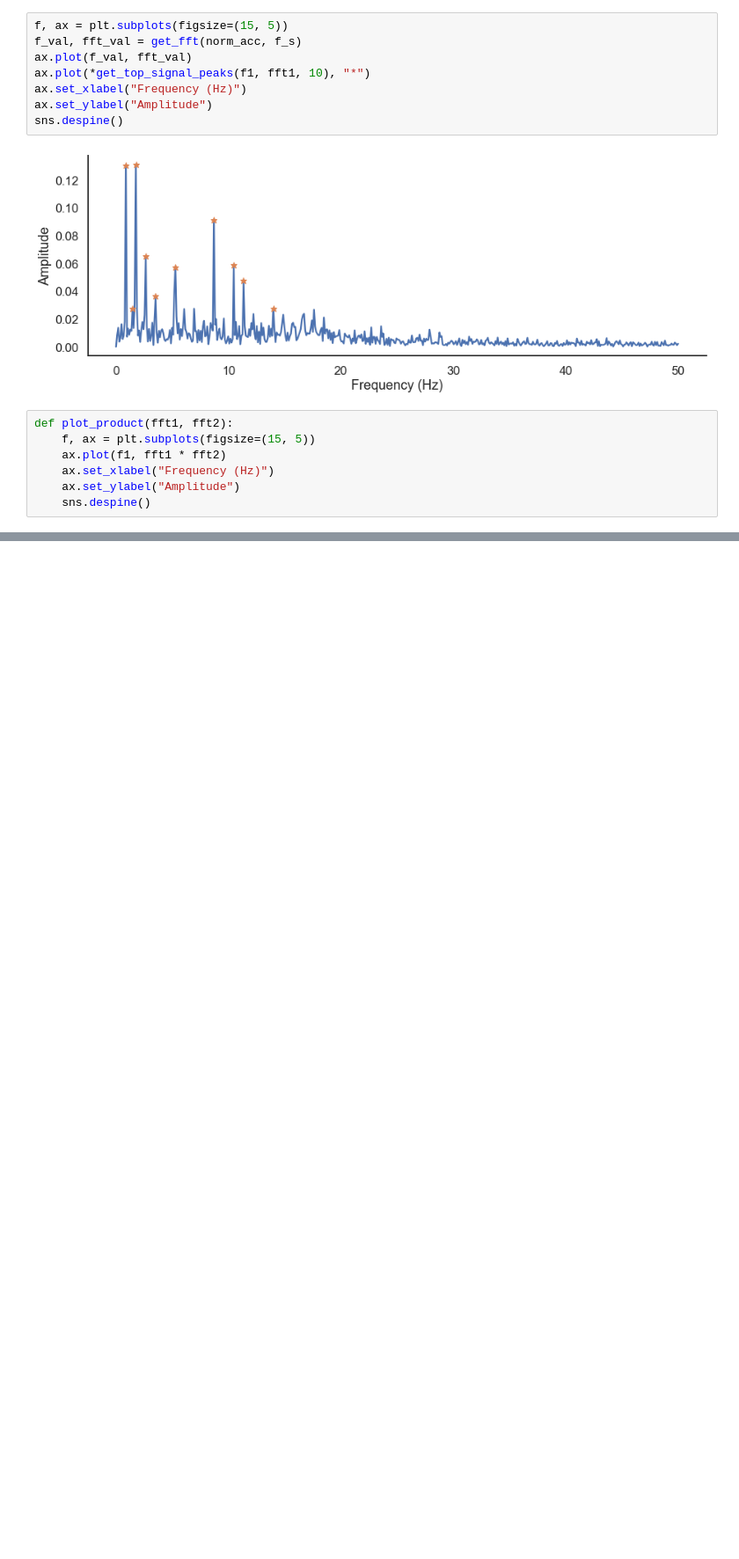
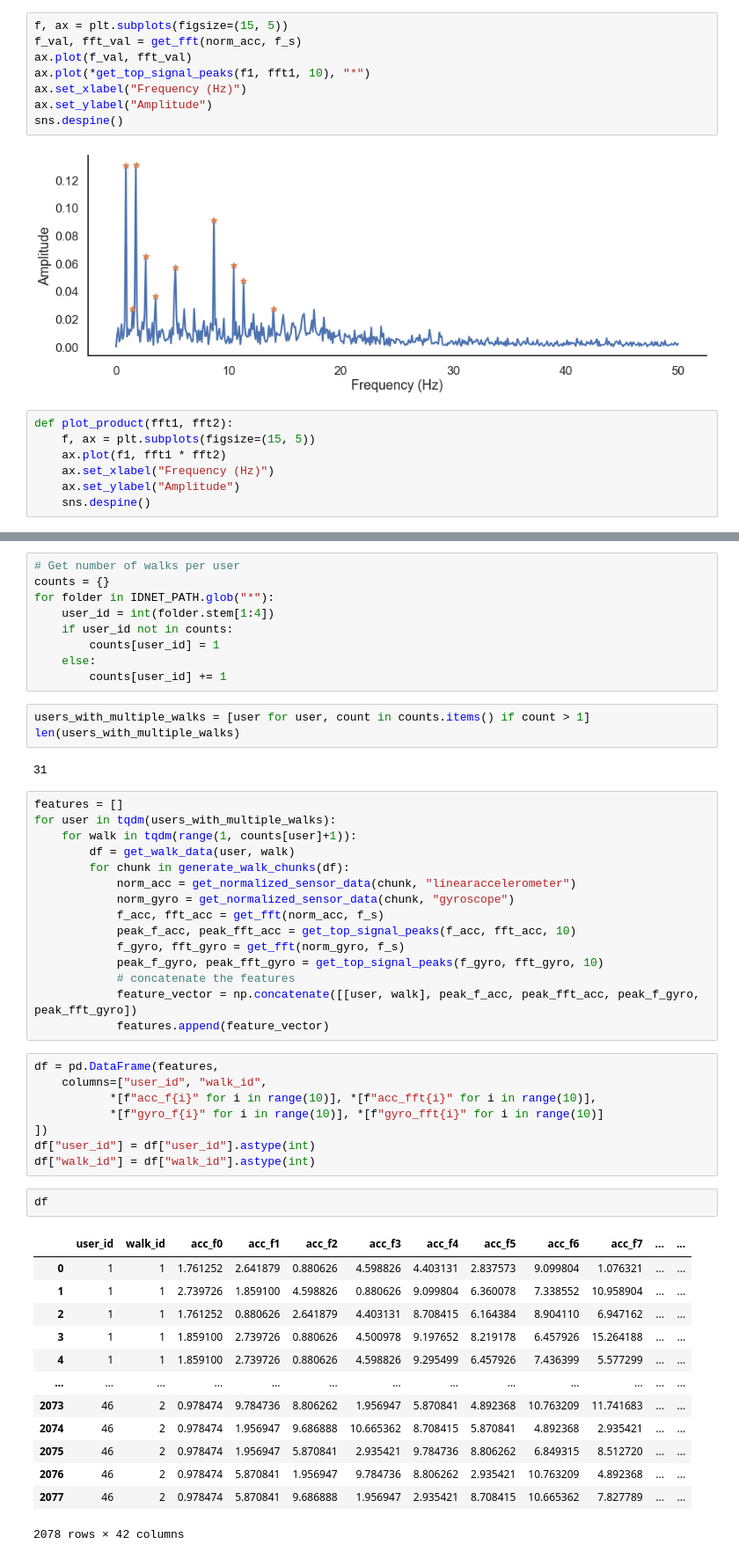
Before and after one commit to f--f/gaitkeeper, a Jupyter notebook: notebooks/1-exploratory-data-analysis.ipynb, the cells around one changed output, grey strips where cells are left out. Shown at 88% size. Cells and saved outputs as stored; diff of their text form; blank space fills up the shorter version.

Commit message:
Add Fourier-peak-based classification model

```diff
--- a/notebooks/1-exploratory-data-analysis.ipynb
+++ b/notebooks/1-exploratory-data-analysis.ipynb
@@ -162,0 +165,53 @@ plot_product(fft1, fft2)
+# %%
+# Get number of walks per user
+counts = {}
+for folder in IDNET_PATH.glob("*"):
+    user_id = int(folder.stem[1:4])
+    if user_id not in counts:
+        counts[user_id] = 1
+    else:
+        counts[user_id] += 1
+# %%
+users_with_multiple_walks = [user for user, count in counts.items() if count > 1]
+len(users_with_multiple_walks)
+# %% [output]
+31
+# %%
+features = []
+for user in tqdm(users_with_multiple_walks):
+    for walk in tqdm(range(1, counts[user]+1)):
+        df = get_walk_data(user, walk)
+        for chunk in generate_walk_chunks(df):
+            norm_acc = get_normalized_sensor_data(chunk, "linearaccelerometer")
+            norm_gyro = get_normalized_sensor_data(chunk, "gyroscope")
+            f_acc, fft_acc = get_fft(norm_acc, f_s)
+            peak_f_acc, peak_fft_acc = get_top_signal_peaks(f_acc, fft_acc, 10)
+            f_gyro, fft_gyro = get_fft(norm_gyro, f_s)
+            peak_f_gyro, peak_fft_gyro = get_top_signal_peaks(f_gyro, fft_gyro, 10)
+            # concatenate the features
+            feature_vector = np.concatenate([[user, walk], peak_f_acc, peak_fft_acc, peak_f_gyro, peak_fft_gyro])
+            features.append(feature_vector)
+# %%
+df = pd.DataFrame(features,
+    columns=["user_id", "walk_id",
+           *[f"acc_f{i}" for i in range(10)], *[f"acc_fft{i}" for i in range(10)],
+           *[f"gyro_f{i}" for i in range(10)], *[f"gyro_fft{i}" for i in range(10)]
+])
+df["user_id"] = df["user_id"].astype(int)
+df["walk_id"] = df["walk_id"].astype(int)
+# %%
+df
+# %% [output]
+|  | user_id | walk_id | acc_f0 | acc_f1 | acc_f2 | acc_f3 | acc_f4 | acc_f5 | acc_f6 | acc_f7 | ... | ... |
+| 0 | 1 | 1 | 1.761252 | 2.641879 | 0.880626 | 4.598826 | 4.403131 | 2.837573 | 9.099804 | 1.076321 | ... | ... |
+| 1 | 1 | 1 | 2.739726 | 1.859100 | 4.598826 | 0.880626 | 9.099804 | 6.360078 | 7.338552 | 10.958904 | ... | ... |
+| 2 | 1 | 1 | 1.761252 | 0.880626 | 2.641879 | 4.403131 | 8.708415 | 6.164384 | 8.904110 | 6.947162 | ... | ... |
+| 3 | 1 | 1 | 1.859100 | 2.739726 | 0.880626 | 4.500978 | 9.197652 | 8.219178 | 6.457926 | 15.264188 | ... | ... |
+| 4 | 1 | 1 | 1.859100 | 2.739726 | 0.880626 | 4.598826 | 9.295499 | 6.457926 | 7.436399 | 5.577299 | ... | ... |
+| ... | ... | ... | ... | ... | ... | ... | ... | ... | ... | ... | ... | ... |
+| 2073 | 46 | 2 | 0.978474 | 9.784736 | 8.806262 | 1.956947 | 5.870841 | 4.892368 | 10.763209 | 11.741683 | ... | ... |
+| 2074 | 46 | 2 | 0.978474 | 1.956947 | 9.686888 | 10.665362 | 8.708415 | 5.870841 | 4.892368 | 2.935421 | ... | ... |
+| 2075 | 46 | 2 | 0.978474 | 1.956947 | 5.870841 | 2.935421 | 9.784736 | 8.806262 | 6.849315 | 8.512720 | ... | ... |
+| 2076 | 46 | 2 | 0.978474 | 5.870841 | 1.956947 | 9.784736 | 8.806262 | 2.935421 | 10.763209 | 4.892368 | ... | ... |
+| 2077 | 46 | 2 | 0.978474 | 5.870841 | 9.686888 | 1.956947 | 2.935421 | 8.708415 | 10.665362 | 7.827789 | ... | ... |
+2078 rows × 42 columns
```
Also changed, not shown: parts of 17 cells of this notebook.
